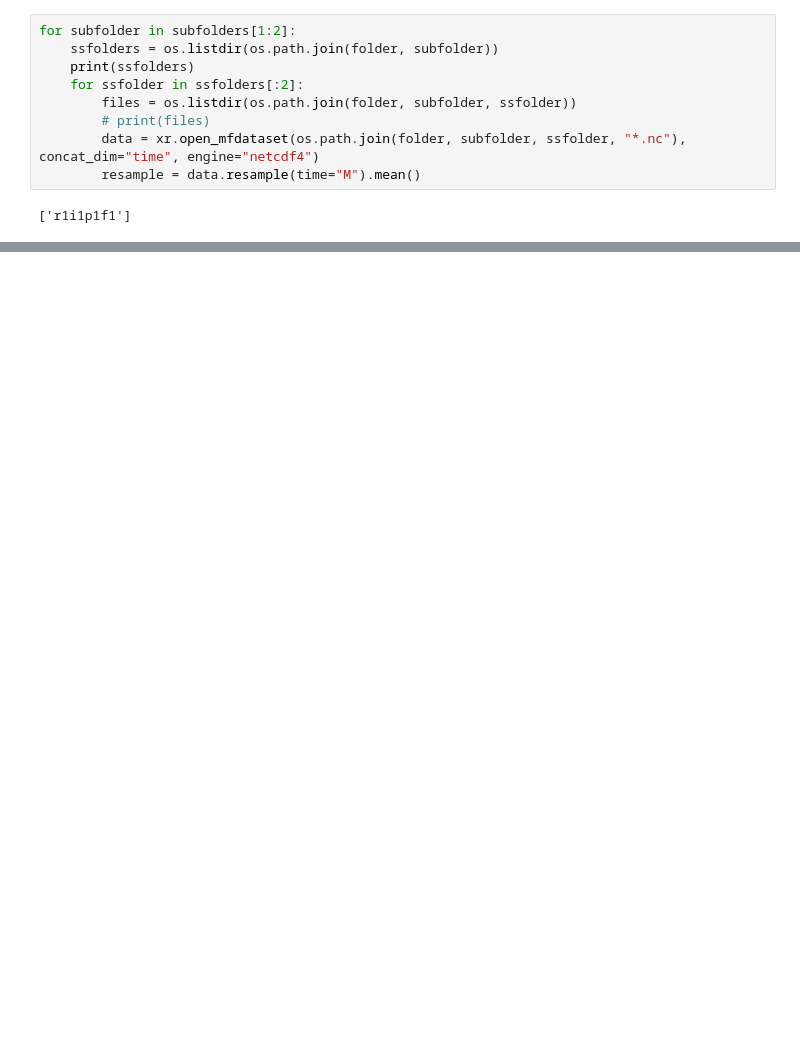
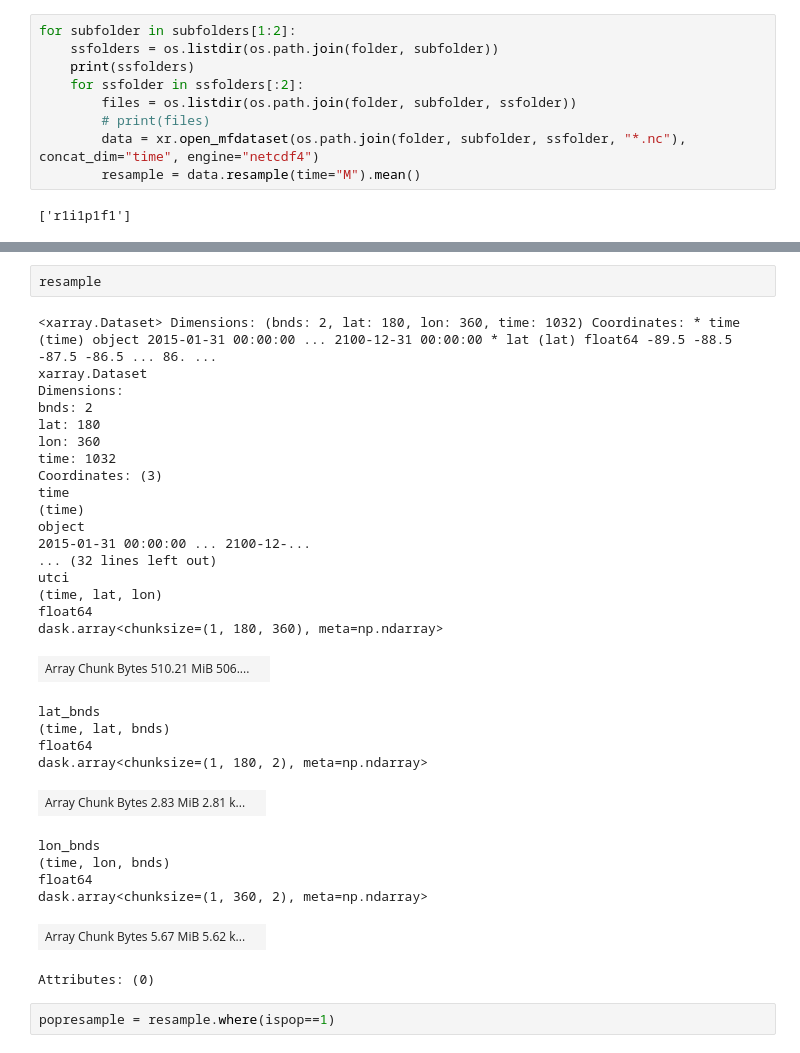
Before and after one commit to cmip6moap/project10, a Jupyter notebook: notebooks/UTCI_changes_over_time.ipynb, the cells around one changed output, grey strips where cells are left out. Saved outputs shown, nothing was run; the diff lists cells and outputs as text; blank space fills up the shorter version.

```diff
--- a/notebooks/UTCI_changes_over_time.ipynb
+++ b/notebooks/UTCI_changes_over_time.ipynb
@@ -37,0 +115,34 @@ plt.plot(data.time[:1000], data.utci[:1000, 1, 1])
+# %%
+resample
+# %% [output]
+<xarray.Dataset> Dimensions: (bnds: 2, lat: 180, lon: 360, time: 1032) Coordinates: * time (time) object 2015-01-31 00:00:00 ... 2100-12-31 00:00:00 * lat (lat) float64 -89.5 -88.5 -87.5 -86.5 ... 86. ...
+xarray.Dataset
+Dimensions:
+bnds: 2
+lat: 180
+lon: 360
+time: 1032
+Coordinates: (3)
+time
+(time)
+object
+2015-01-31 00:00:00 ... 2100-12-...
+... (32 lines left out)
+utci
+(time, lat, lon)
+float64
+dask.array<chunksize=(1, 180, 360), meta=np.ndarray>
+| Array Chunk Bytes 510.21 MiB 506.... |  |
+lat_bnds
+(time, lat, bnds)
+float64
+dask.array<chunksize=(1, 180, 2), meta=np.ndarray>
+| Array Chunk Bytes 2.83 MiB 2.81 k... |  |
+lon_bnds
+(time, lon, bnds)
+float64
+dask.array<chunksize=(1, 360, 2), meta=np.ndarray>
+| Array Chunk Bytes 5.67 MiB 5.62 k... |  |
+Attributes: (0)
+# %%
+popresample = resample.where(ispop==1)
```
Also changed, not shown: parts of 13 cells of this notebook, 1 other file.
